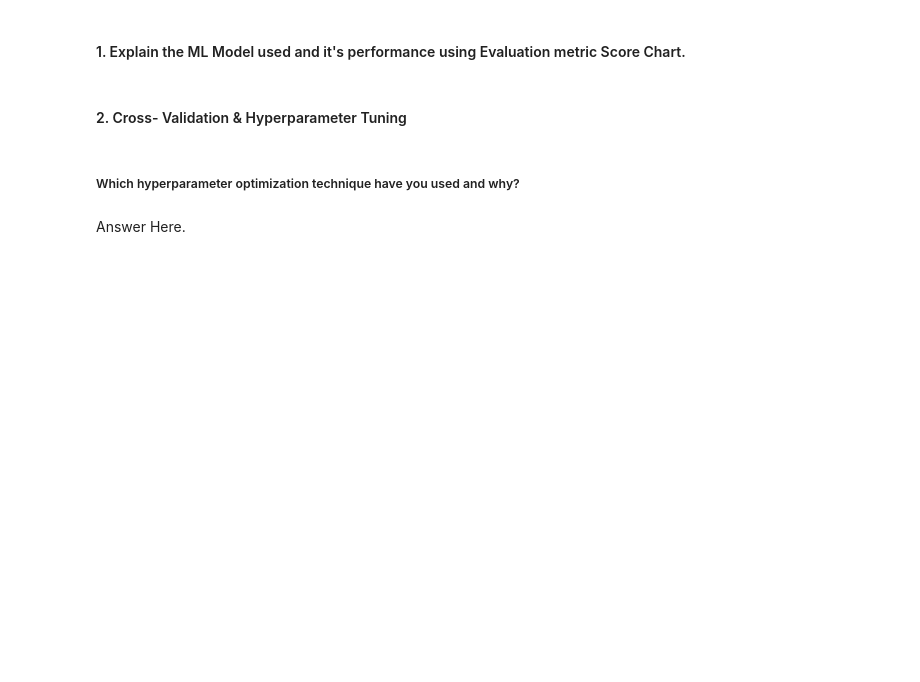
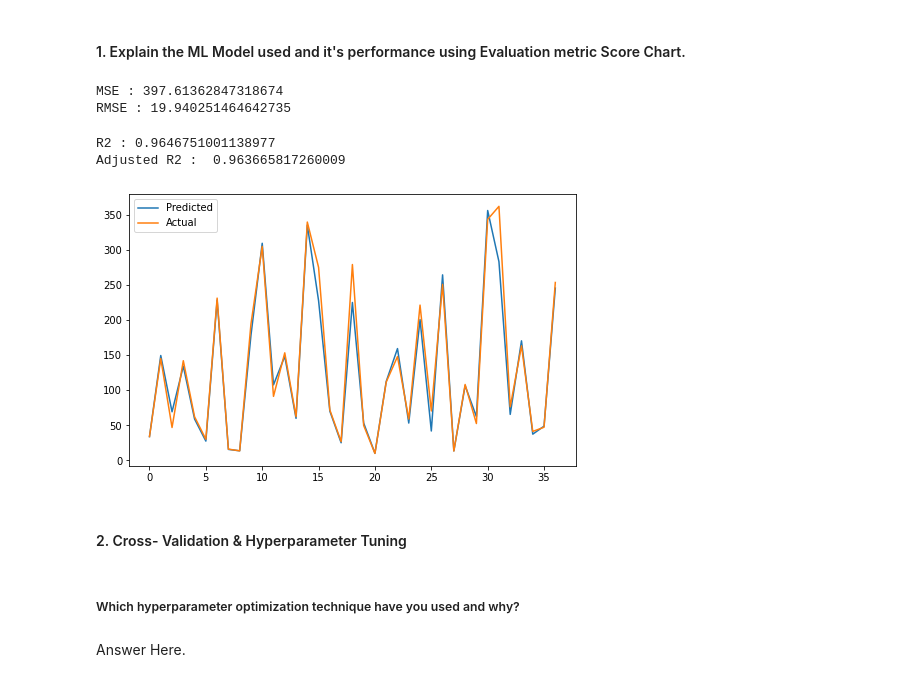
Before and after one commit to kumareshvj/Machine-learing---Regression, a Jupyter notebook: Yes_bank_stock_closing_price_prediction.ipynb, the cells around one changed output. Saved outputs shown, nothing was run; the diff lists cells and outputs as text; code cells hidden in the pictures; blank space fills up the shorter version.

```diff
--- a/Yes_bank_stock_closing_price_prediction.ipynb
+++ b/Yes_bank_stock_closing_price_prediction.ipynb
@@ -875,3 +896,11 @@ std = StandardScaler()
+# %%
+# Transform Your data
+std = StandardScaler()
+X = np.log10(df['Open'])
+X = X.values.reshape(-1,1)
+X = std.fit_transform(X)
+y = np.log10(df['Close'])
+y = y.values.reshape(-1,1)
 # %% [markdown]
 ### 6. Data Scaling
 # %%
@@ -894,3 +923,7 @@ Answer Here.
 ### 8. Data Splitting
 # %%
 # Split your data to train and test. Choose Splitting ratio wisely.
+from sklearn.model_selection import train_test_split
+X_train, X_test, y_train, y_test = train_test_split( X,y , test_size = 0.2, random_state = 0)
+print(X_train.shape)
+print(X_test.shape)
@@ -919,4 +955,8 @@ Answer Here.
 
 # Fit the Algorithm
 
+
+reg = LinearRegression().fit(X_train, y_train)
+
 # Predict on the model
+reg.score(X_train, y_train)
@@ -923,2 +969,4 @@ Answer Here.
+# %%
+y_pred = reg.predict(X_test)
 # %% [markdown]
 #### 1. Explain the ML Model used and it's performance using Evaluation metric Score Chart.
@@ -927,3 +973,31 @@ Answer Here.
+# %%
+# Visualizing evaluation Metric Score chart
+from sklearn.metrics import mean_squared_error
+
+MSE  = mean_squared_error(10**(y_test), 10**(y_pred))
+print("MSE :" , MSE)
+
+RMSE = np.sqrt(MSE)
+print("RMSE :" ,RMSE)
+# %% [output]
+MSE : 397.61362847318674
+RMSE : 19.940251464642735
+# %%
+from sklearn.metrics import r2_score
+r2 = r2_score(10**(y_test), 10**(y_pred))
+print("R2 :" ,r2)
+print("Adjusted R2 : ",1-(1-r2_score(10**(y_test), 10**(y_pred)))*((X_test.shape[0]-1)/(X_test.shape[0]-X_test.shape[1]-1)))
+# %% [output]
+R2 : 0.9646751001138977
+Adjusted R2 :  0.963665817260009
+# %%
+plt.figure(figsize=(8,5))
+plt.plot(10**(y_pred))
+plt.plot(np.array(10**(y_test)))
+plt.legend(["Predicted","Actual"])
+plt.show()
+# %% [output]
+[figure, added]
 # %% [markdown]
 #### 2. Cross- Validation & Hyperparameter Tuning
 # %%
```
Also changed, not shown: parts of 18 cells of this notebook.
